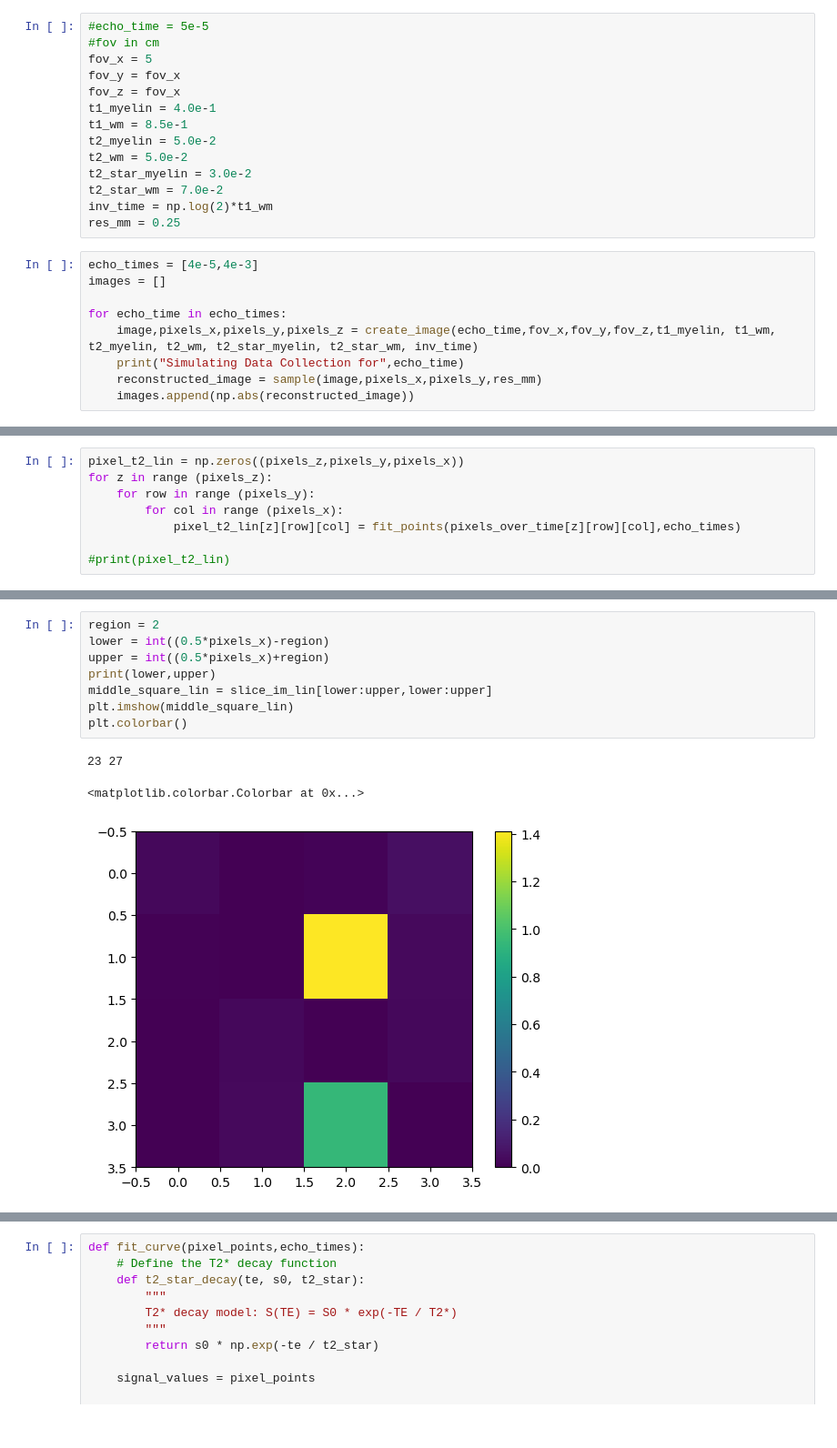
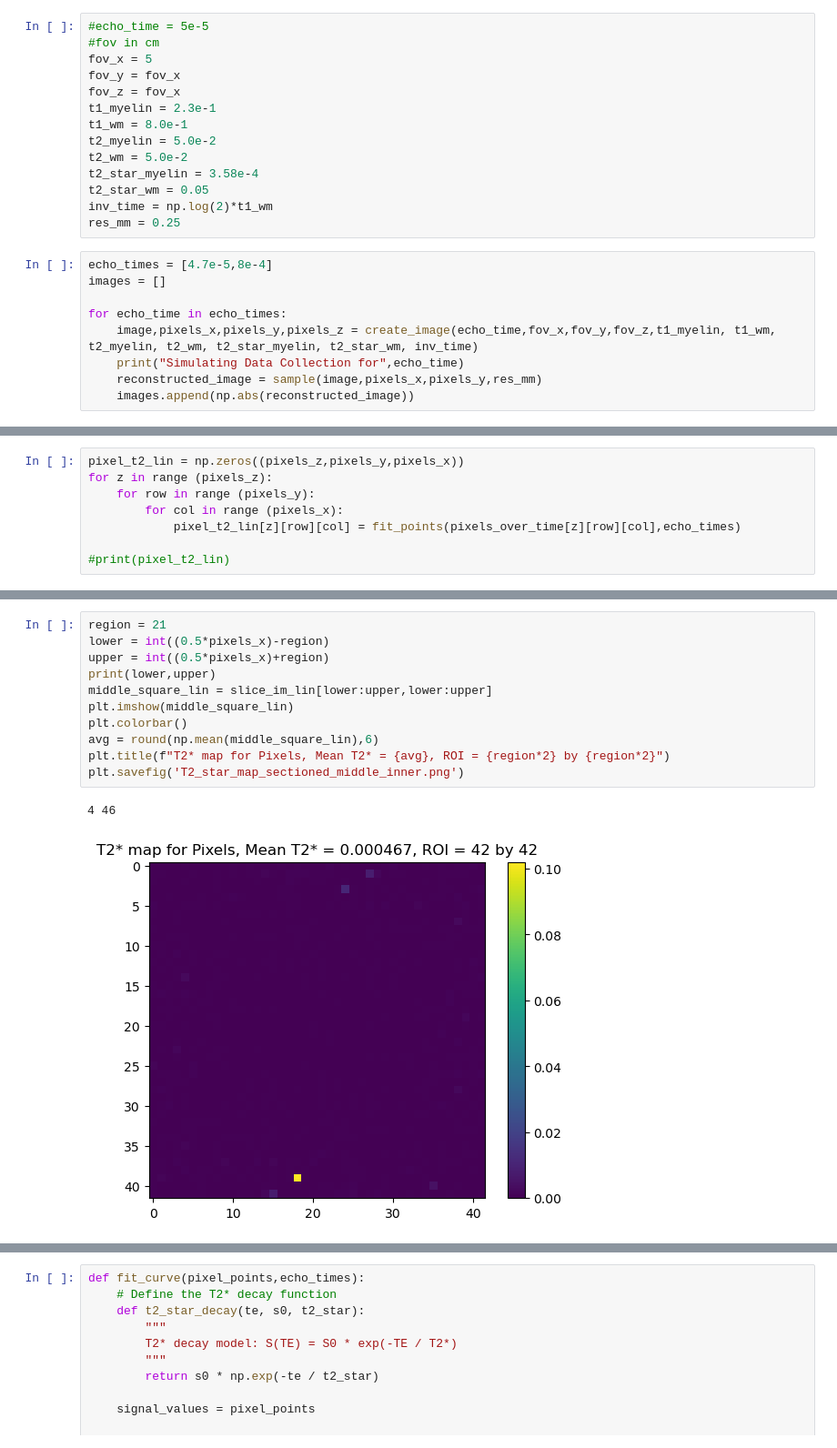
Before and after one commit to indup01/masters_mri_myelin_ute_imaging, a Jupyter notebook: simulation_t2_star_3D.ipynb, the cells around one changed output, grey strips where cells are left out. Shown at 91% size. Drawn from its saved outputs; the diff is of its cells as text.

```diff
--- a/simulation_t2_star_3D.ipynb
+++ b/simulation_t2_star_3D.ipynb
@@ -334,16 +334,16 @@ def sample(image,pixels_x,pixels_y,pixels_z,res_mm = 0.25):
 fov_x = 5
 fov_y = fov_x
 fov_z = fov_x
-t1_myelin = 4.0e-1
-t1_wm = 8.5e-1
+t1_myelin = 2.3e-1
+t1_wm = 8.0e-1
 t2_myelin = 5.0e-2
 t2_wm = 5.0e-2
-t2_star_myelin = 3.0e-2
-t2_star_wm = 7.0e-2
+t2_star_myelin = 3.58e-4
+t2_star_wm = 0.05
 inv_time = np.log(2)*t1_wm
 res_mm = 0.25
 # %%
-echo_times = [4e-5,4e-3]
+echo_times = [4.7e-5,8e-4]
 images = []
 
 for echo_time in echo_times:
@@ -425,12 +432,14 @@ plt.colorbar()
 # %%
-region = 2
+region = 21
 lower = int((0.5*pixels_x)-region)
 upper = int((0.5*pixels_x)+region)
 print(lower,upper)
 middle_square_lin = slice_im_lin[lower:upper,lower:upper]
 plt.imshow(middle_square_lin)
 plt.colorbar()
+avg = round(np.mean(middle_square_lin),6)
+plt.title(f"T2* map for Pixels, Mean T2* = {avg}, ROI = {region*2} by {region*2}")
+plt.savefig('T2_star_map_sectioned_middle_inner.png')
 # %% [output]
-23 27
+4 46
-<matplotlib.colorbar.Colorbar at 0x...>
-[figure, old version]
+[figure, new version]
```
Also changed, not shown: parts of 8 cells of this notebook.
